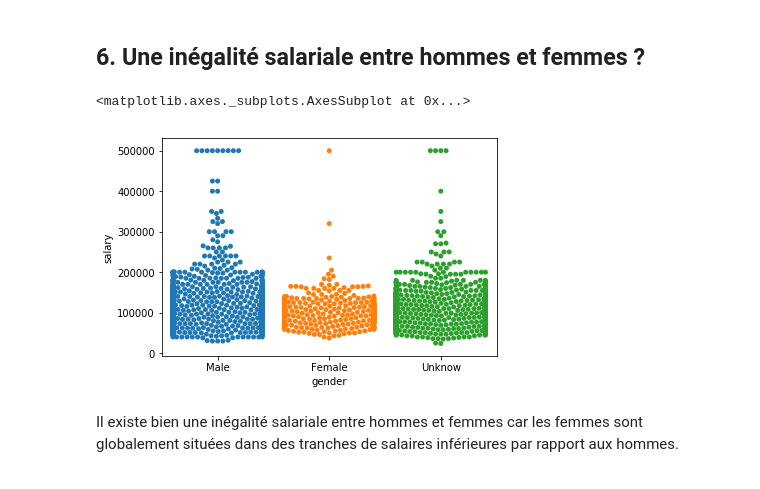
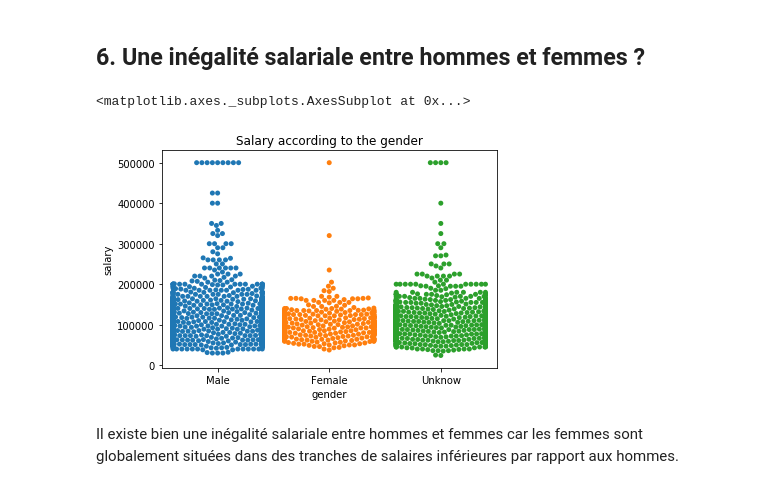
Before and after one commit to SprinTech/american_dream_db, a Jupyter notebook: notebook/career_visualization.ipynb, the cells around one changed output. Drawn from its saved outputs; the diff is of its cells as text; code cells hidden in the pictures.

```diff
--- a/notebook/career_visualization.ipynb
+++ b/notebook/career_visualization.ipynb
@@ -97,10 +107,11 @@ Le nombre d'années d'expérience a une influence sur le salaire moyen gagné. P
 # %% [markdown]
 ## 6. Une inégalité salariale entre hommes et femmes ?
 # %%
+plt.title('Salary according to the gender')
 sns.swarmplot(x=df1['gender'], y=df1['salary'])
 # %% [output]
 <matplotlib.axes._subplots.AxesSubplot at 0x...>
-[figure, old version]
+[figure, new version]
 # %% [markdown]
 Il existe bien une inégalité salariale entre hommes et femmes car les femmes sont globalement situées dans des tranches de salaires inférieures par rapport aux hommes.
 # %% [markdown]
```
Also changed, not shown: parts of 14 cells of this notebook.
